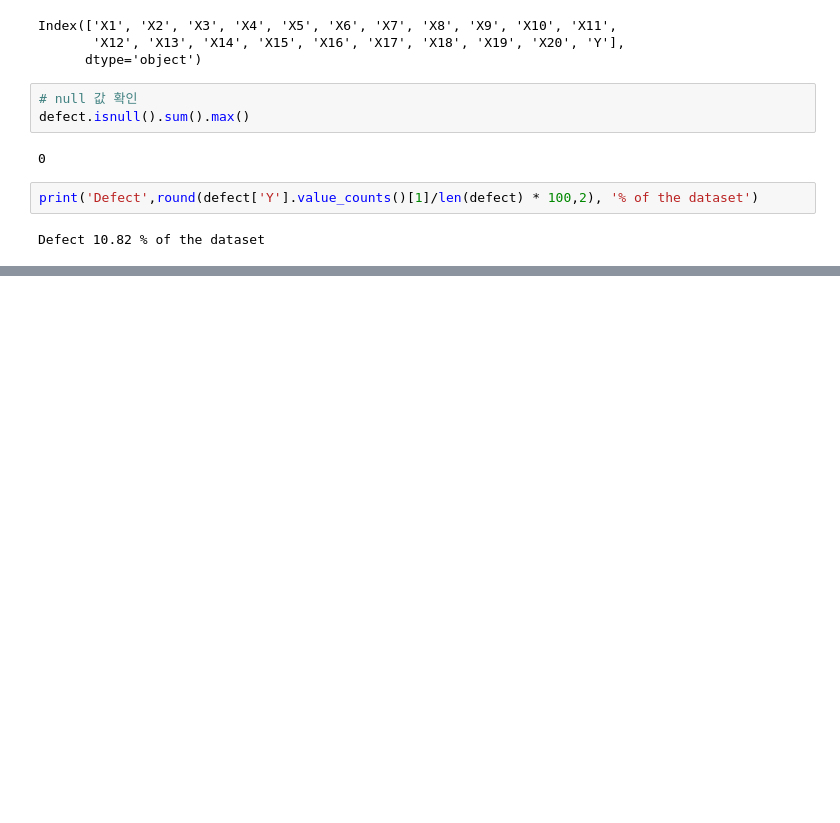
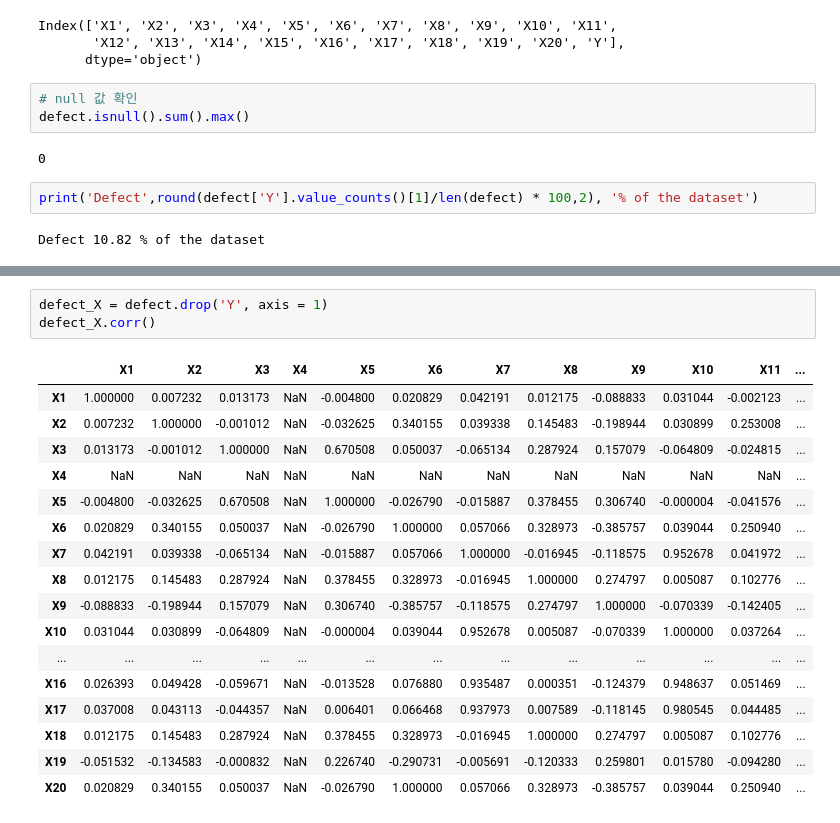
Before and after one commit to AhyeongJ/LS_Project1, a Jupyter notebook: project1.ipynb, the cells around one changed output, grey strips where cells are left out. Drawn from its saved outputs; the diff is of its cells as text; blank space fills up the shorter version.

```diff
--- a/project1.ipynb
+++ b/project1.ipynb
@@ -60,0 +94,21 @@ Error:
+# %%
+defect_X = defect.drop('Y', axis = 1)
+defect_X.corr()
+# %% [output]
+|  | X1 | X2 | X3 | X4 | X5 | X6 | X7 | X8 | X9 | X10 | X11 | ... |
+| X1 | 1.000000 | 0.007232 | 0.013173 | NaN | -0.004800 | 0.020829 | 0.042191 | 0.012175 | -0.088833 | 0.031044 | -0.002123 | ... |
+| X2 | 0.007232 | 1.000000 | -0.001012 | NaN | -0.032625 | 0.340155 | 0.039338 | 0.145483 | -0.198944 | 0.030899 | 0.253008 | ... |
+| X3 | 0.013173 | -0.001012 | 1.000000 | NaN | 0.670508 | 0.050037 | -0.065134 | 0.287924 | 0.157079 | -0.064809 | -0.024815 | ... |
+| X4 | NaN | NaN | NaN | NaN | NaN | NaN | NaN | NaN | NaN | NaN | NaN | ... |
+| X5 | -0.004800 | -0.032625 | 0.670508 | NaN | 1.000000 | -0.026790 | -0.015887 | 0.378455 | 0.306740 | -0.000004 | -0.041576 | ... |
+| X6 | 0.020829 | 0.340155 | 0.050037 | NaN | -0.026790 | 1.000000 | 0.057066 | 0.328973 | -0.385757 | 0.039044 | 0.250940 | ... |
+| X7 | 0.042191 | 0.039338 | -0.065134 | NaN | -0.015887 | 0.057066 | 1.000000 | -0.016945 | -0.118575 | 0.952678 | 0.041972 | ... |
+| X8 | 0.012175 | 0.145483 | 0.287924 | NaN | 0.378455 | 0.328973 | -0.016945 | 1.000000 | 0.274797 | 0.005087 | 0.102776 | ... |
+| X9 | -0.088833 | -0.198944 | 0.157079 | NaN | 0.306740 | -0.385757 | -0.118575 | 0.274797 | 1.000000 | -0.070339 | -0.142405 | ... |
+| X10 | 0.031044 | 0.030899 | -0.064809 | NaN | -0.000004 | 0.039044 | 0.952678 | 0.005087 | -0.070339 | 1.000000 | 0.037264 | ... |
+| ... | ... | ... | ... | ... | ... | ... | ... | ... | ... | ... | ... | ... |
+| X16 | 0.026393 | 0.049428 | -0.059671 | NaN | -0.013528 | 0.076880 | 0.935487 | 0.000351 | -0.124379 | 0.948637 | 0.051469 | ... |
+| X17 | 0.037008 | 0.043113 | -0.044357 | NaN | 0.006401 | 0.066468 | 0.937973 | 0.007589 | -0.118145 | 0.980545 | 0.044485 | ... |
+| X18 | 0.012175 | 0.145483 | 0.287924 | NaN | 0.378455 | 0.328973 | -0.016945 | 1.000000 | 0.274797 | 0.005087 | 0.102776 | ... |
+| X19 | -0.051532 | -0.134583 | -0.000832 | NaN | 0.226740 | -0.290731 | -0.005691 | -0.120333 | 0.259801 | 0.015780 | -0.094280 | ... |
+| X20 | 0.020829 | 0.340155 | 0.050037 | NaN | -0.026790 | 1.000000 | 0.057066 | 0.328973 | -0.385757 | 0.039044 | 0.250940 | ... |
```
Also changed, not shown: parts of 11 cells of this notebook.
